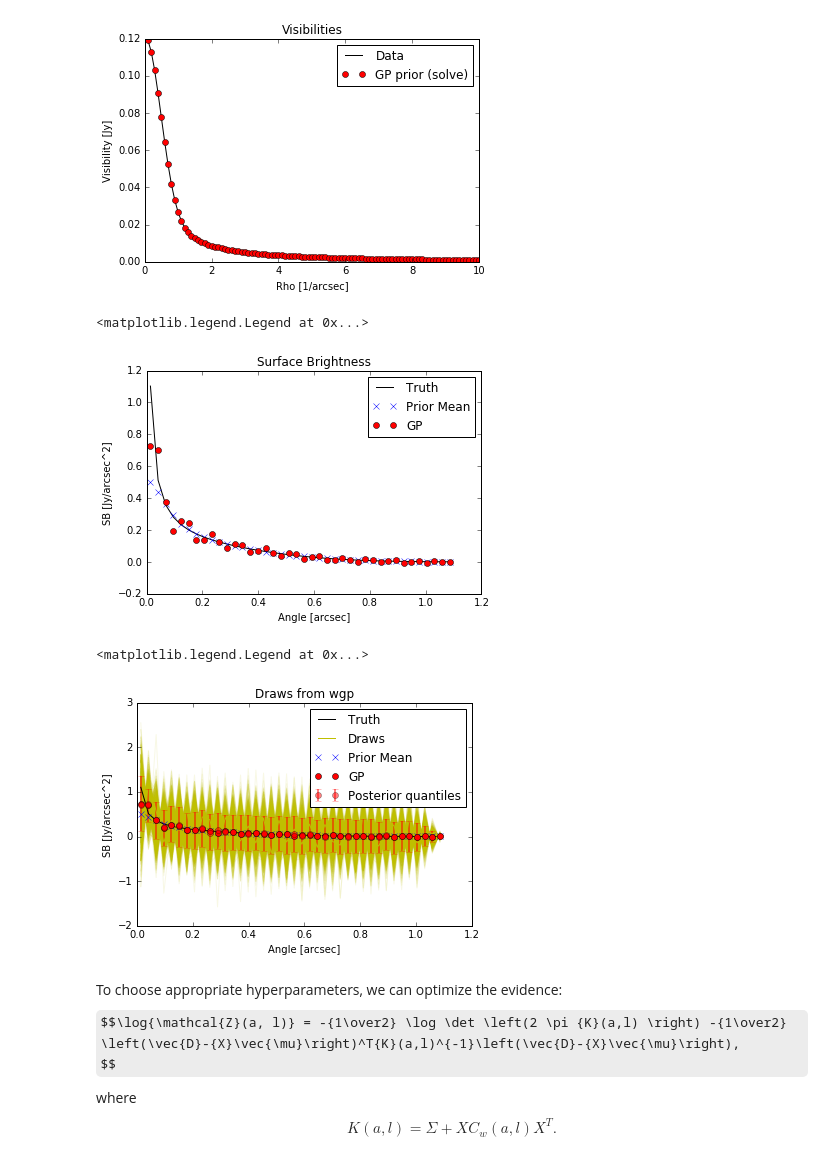
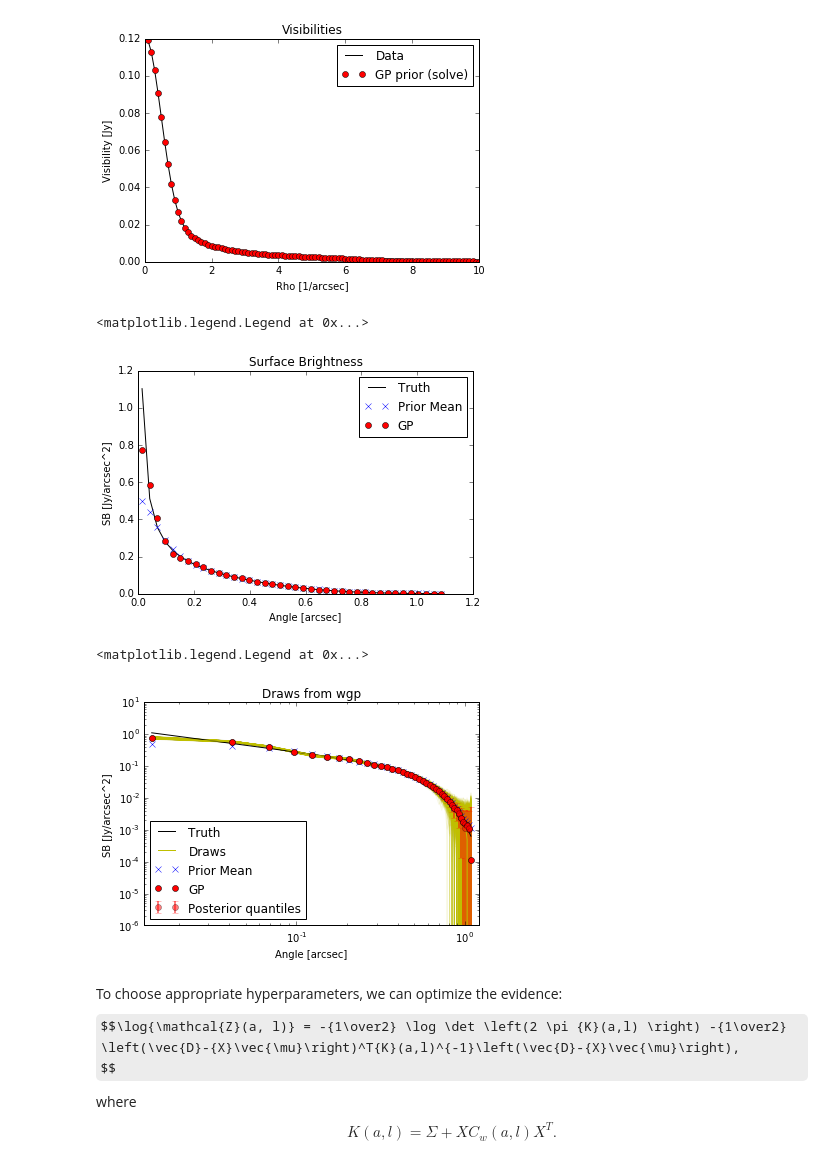
Before and after one commit to tripathi/D3SB, a Jupyter notebook: LinearSolnwithDataCreation.ipynb, the cells around one changed output. Saved outputs shown, nothing was run; the diff lists cells and outputs as text; code cells hidden in the pictures; some formulas as TeX source.

```diff
--- a/LinearSolnwithDataCreation.ipynb
+++ b/LinearSolnwithDataCreation.ipynb
@@ -26,8 +27,9 @@ global Nrings
 Nrings = 40
 
 #GP Hyperparameters
-gpa = .8 #Hyperparameter amplitude
-gpl = .017 #Hyperparameter lengthscale
+gpa = .15 #Hyperparameter amplitude
+gpl = .1 #Hyperparameter lengthscale
+ggamma = 0.
 
 #Set GP mean in step 3b
 synthimg = 'DATA/fullA.image.fits' #File with image to be used for mean
@@ -159,23 +170,23 @@ For our prior, we assume that the mean of the intensity coefficients is $\mu$, w
 ##the covariance matrix Cw in separate function definitions
 
 #Squared exponential kernel
-def exp2kernel(i1, i2, ibins=None, a=None, l=None):
+def exp2kernel(i1, i2, ibins=None, a=None, l=None, gamma=0):
     ri = ibins[i1]
     rj = ibins[i2]
 #    tol = 1e-6
 #    nugget = np.zeros_like(ri)
 #    nugget[(ri-rj)<tol] = 1e-16 #AD HOC!
-    return a*a * np.exp(-((ri - rj)**2.)/(2.*l*l))#+nugget
+    return a*a* ri**gamma * np.exp(-((ri - rj)**2.)/(2.*l*l))#+nugget
 # %%
 #Covariance matrix for intensities
-def calccovar(binsin, ain, lin):
+def calccovar(binsin, ain, lin, gammain):
     '''
     Calculate the covariance matrix using a squared exponential kernel
     a: normalization amplitude
     l: correlation length
     '''
     nbins = binsin.shape[0]
-    cov = np.fromfunction(exp2kernel,(nbins,nbins), ibins=binsin, a=ain, l=lin, dtype = np.int)
+    cov = np.fromfunction(exp2kernel,(nbins,nbins), ibins=binsin, a=ain, l=lin, gamma = gammain, dtype = np.int)
     return cov
 # %%
 #3b. Calculate the GP covariance matrix (Cw), with the mean (muw)
@@ -193,7 +204,7 @@ global muw
 muw = sbbin
 
 #Calculate the covariance matrix
-Cw = calccovar(rcenter, gpa, gpl)
+Cw = calccovar(rcenter, gpa, gpl, ggamma)
 Cwinv = np.linalg.inv(Cw)
 # %% [markdown]
 With this prior, our data are described as being drawn from a new multiavariate Gaussian distribution with the covariance matrix,
@@ -230,32 +248,32 @@ plt.title('Surface Brightness')
 plt.legend()
 # %% [output]
 <matplotlib.legend.Legend at 0x...>
-[figure, old version]
+[figure, new version]
 # %%
 gpdraws = np.random.multivariate_normal(wgp, Cgp, size=1000) #Choice of Cgpinv inversion matters
 post = np.percentile(gpdraws, [16, 50, 84], axis=0)
 loerr = post[1]-post[0]
 hierr = post[2]-post[1]
 
 plt.title('Draws from wgp')
 plt.ylabel('SB [Jy/arcsec^2]')
 plt.xlabel('Angle [arcsec]')
 plt.plot(rcenter, wtrue, '-k', label='Truth')
 plt.plot(rcenter, gpdraws[0], '-y', label='Draws')
 for draw in gpdraws:
         plt.plot(rcenter, draw, '-y', alpha = 0.1, zorder=1)
 
 plt.plot(rcenter, muw, 'xb', label='Prior Mean')
 plt.plot(rcenter, wgp, 'or', label='GP')
 plt.errorbar(rcenter, post[1], yerr = [loerr, hierr], fmt='or', elinewidth=2, alpha = 0.5, label='Posterior quantiles')
 ax = plt.gca()
-#ax.set_yscale('log')
-#ax.set_xscale('log')
-#plt.xlim(.9*rcenter[0], 1.1*rmax)
+ax.set_yscale('log')
+ax.set_xscale('log')
+plt.xlim(.9*rcenter[0], 1.1*rmax)
 plt.legend(loc='best')
 # %% [output]
 <matplotlib.legend.Legend at 0x...>
-[figure, old version]
+[figure, new version]
 # %% [markdown]
 To choose appropriate hyperparameters, we can optimize the evidence:
 $$\log{\mathcal{Z}(a, l)} = -{1\over2} \log \det \left(2 \pi {K}(a,l) \right) -{1\over2} \left(\vec{D}-{X}\vec{\mu}\right)^T{K}(a,l)^{-1}\left(\vec{D}-{X}\vec{\mu}\right),
```
Also changed, not shown: parts of 8 cells of this notebook.
